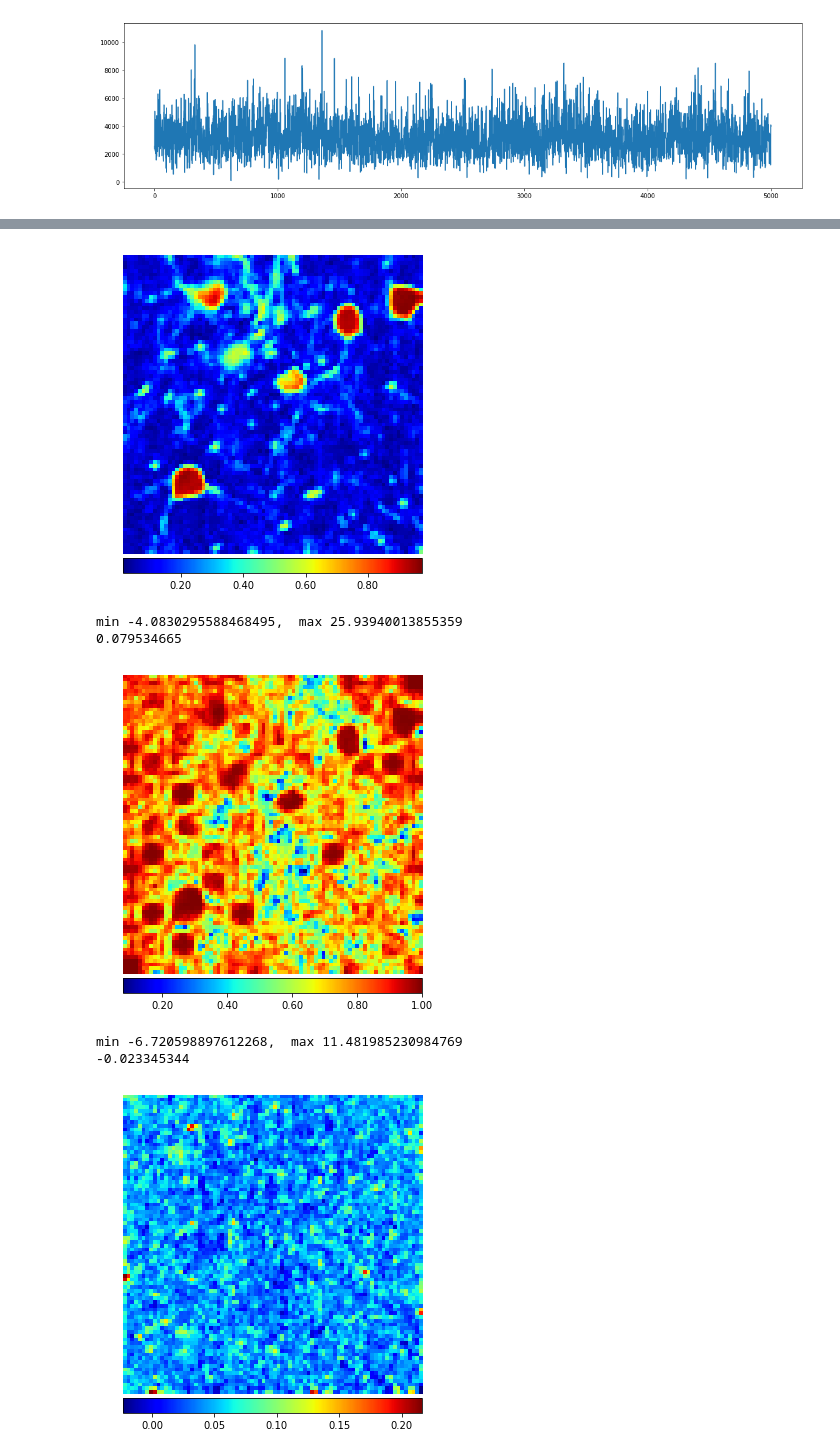
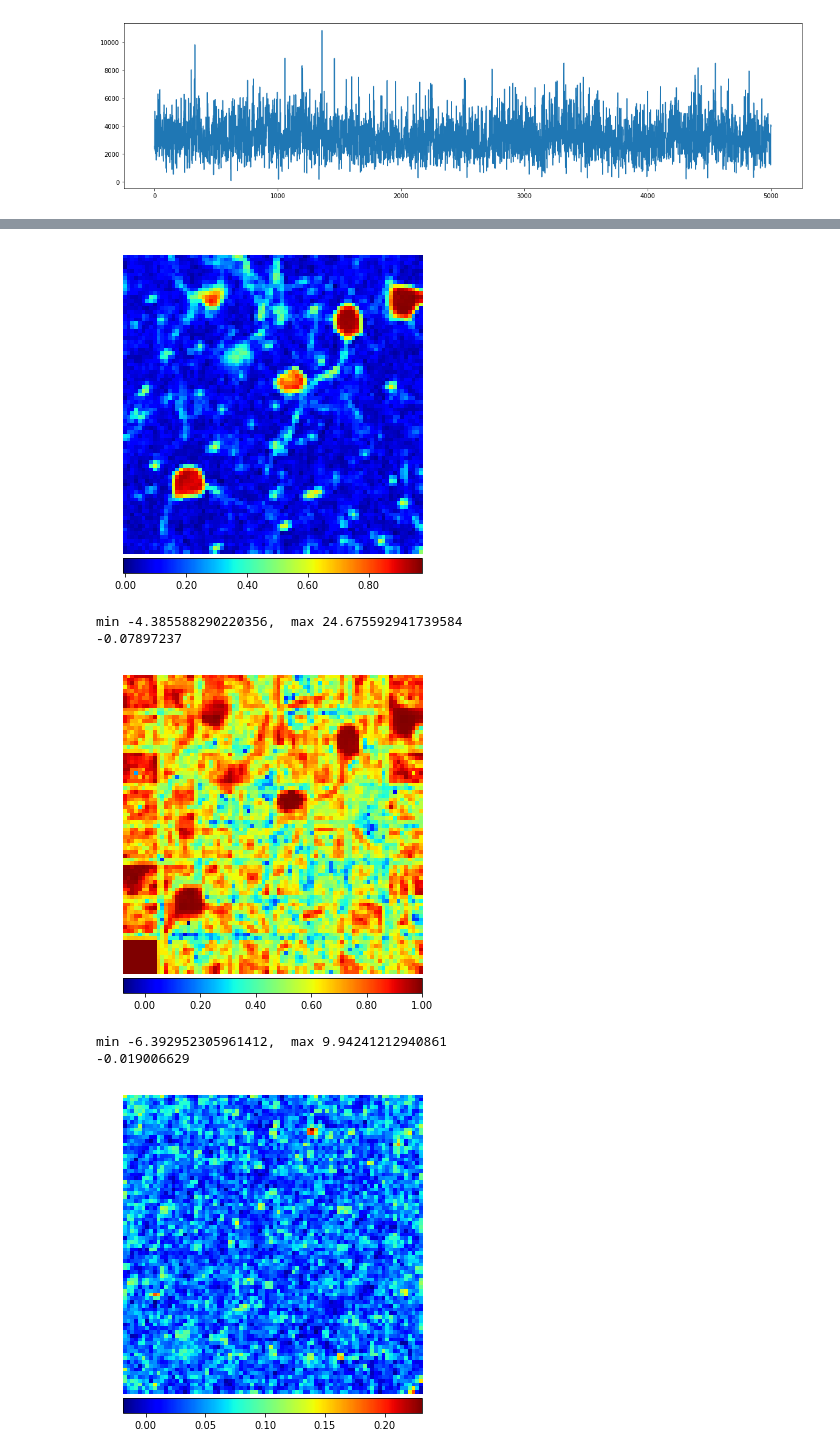
Before and after one commit to ekellbuch/cocaim, a Jupyter notebook: Baylor-3D_v0207.ipynb, the cells around one changed output, grey strips where cells are left out. Cells and saved outputs as stored; diff of their text form; code cells hidden in the pictures.

Commit message:
(1) added interleaving for 3D arrays (2) set preprocess_blockSVD default parameters for greedy Baylor 3D data

```diff
--- a/Baylor-3D_v0207.ipynb
+++ b/Baylor-3D_v0207.ipynb
@@ -94,6 +94,6 @@ W3, mean_px3, nl3= noise_norm(images_wf3)
 # %%
 if True:
-    k = 100 # pixel by pixel dims
+    k = 64 # pixel by pixel dims
     maxlag = 10#5
     confidence = 0.99
     min_rank = 1
@@ -119,5 +115,5 @@ if False: #debug code
 # %%
-Cn=cm.local_correlations(W3.reshape(dims,order='F'))
+Cn = cm.local_correlations(W1.reshape(dims,order='F'))
 # %%
 dim_block = np.asarray(list(map(np.shape,W_1)))
 cols, rows = dim_block.T[0],dim_block.T[1]
@@ -125,9 +121,9 @@ cols, rows = dim_block.T[0],dim_block.T[1]
 K = int(np.sqrt(len(dim_block)))
 row_array = np.insert(rows[::K+1],0,0).cumsum()
 col_array = np.insert(cols[::K+1],0,0).cumsum()
-x,y = np.meshgrid(row_array[:-1],col_array[:-1])
+x,y = np.meshgrid(row_array[:],col_array[:])
 
-if False:
+if True:
     plt.yticks(col_array)
     plt.xticks(row_array)
     plt.plot(y,x)
@@ -169,13 +167,32 @@ W_rs1,W_cs1,W_rcs1 =  extract_off(W1.reshape(dims,order='F'),r_offset,c_offset,r
 W_rs2,W_cs2,W_rcs2 =  extract_off(W2.reshape(dims,order='F'),r_offset,c_offset,row_cut,col_cut)
 W_rs3,W_cs3,W_rcs3 =  extract_off(W3.reshape(dims,order='F'),r_offset,c_offset,row_cut,col_cut)
 # %%
-def merged_voxel_denoiser(W_cs1,W_cs2,W_cs3):
+def interleave_3D(ps):
+    cc1 = np.concatenate(ps,axis=2)
+    cc = np.zeros(cc1.shape)
+    cc[:,:,0::3]=ps[0]
+    cc[:,:,1::3]=ps[1]
+    cc[:,:,2::3]=ps[2]
+    return cc
+
+def deinterleave_3D(cc):
+    ps=[]
+    ps.append(cc[:,:,0::3])
+    ps.append(cc[:,:,1::3])
+    ps.append(cc[:,:,2::3])
+    return ps
+
+def merged_voxel_denoiser(W_cs1,W_cs2,W_cs3,interleave=True):
     """
 
     """
     start=time.time()
     pool = multiprocessing.Pool()
-    args = [[np.concatenate(ps,axis=0)] for ii,ps in enumerate(zip(W_cs1,W_cs2,W_cs3))]
+    if interleave:
+        args = [[interleave_3D(ps)] for ii, ps in enumerate(zip(W_cs1,W_cs2,W_cs3))]
+    else:
+        args = [[np.concatenate(ps,axis=0)] for ii,ps in enumerate(zip(W_cs1,W_cs2,W_cs3))]
+
     c_outs = pool.starmap(pre_svd.svd_patch,args)
     pool.close()
     pool.join()
@@ -183,9 +200,12 @@ def merged_voxel_denoiser(W_cs1,W_cs2,W_cs3):
 
     Yds = [out_[0] for out_ in c_outs]
     vtids = [out_[1] for out_ in c_outs]
-    idx_=np.cumsum([np.shape(x)[1] for x in [W_cs1,W_cs2,W_cs3]])[:-1]
-    a = [np.split(x,idx_,axis=0) for x in Yds]
 
+    if interleave:
+        a = [deinterleave_3D(x) for x in Yds]
+    else:
+        idx_=np.cumsum([np.shape(x)[1] for x in [W_cs1,W_cs2,W_cs3]])[:-1]
+        a = [np.split(x,idx_,axis=0) for x in Yds]
     dW1_cs = [a_[0] for a_ in a]
     dW2_cs = [a_[1] for a_ in a]
     dW3_cs = [a_[2] for a_ in a]
@@ -267,8 +363,8 @@ np.savez('baylor_3D_dx4_.npz',W1_four=W1_four,W2_four=W2_four,W3_four=W3_four)
 # %%
 import matplotlib.pyplot as plt
 
-cn_see = [W3.reshape(dims,order='F'),W3_four,W3.reshape(dims,order='F')-W3_four]#[M,Yd_,M-Yd_]
-#cn_see = [W3.reshape(dims,order='F'),dW_3r,W3.reshape(dims,order='F')-dW_3r]#[M,Yd_,M-Yd_]
+#cn_see = [W1.reshape(dims,order='F'),W1_four,W1.reshape(dims,order='F')-W1_four]#[M,Yd_,M-Yd_]
+cn_see = [W3.reshape(dims,order='F'),dW_3r,W3.reshape(dims,order='F')-dW_3r]#[M,Yd_,M-Yd_]
 for array in cn_see:
     # LOCAL CORRELATION
     if not type(array)==cm.base.movies.movie:
@@ -297,10 +393,10 @@ min -4.798074722290039,  max 27.030746459960938
-[figure, old version]
+[figure, new version]
-min -4.0830295588468495,  max 25.93940013855359
-0.079534665
+min -4.385588290220356,  max 24.675592941739584
+-0.07897237
-[figure, old version]
+[figure, new version]
-min -6.720598897612268,  max 11.481985230984769
--0.023345344
+min -6.392952305961412,  max 9.94241212940861
+-0.019006629
-[figure, old version]
+[figure, new version]
 # %%
 M1 = cm.movie(np.asarray(W1.reshape(dims,order='F')).transpose([2,0,1]))#[:,30:60,30:60]
 M2 = cm.movie(np.asarray(W2.reshape(dims,order='F')).transpose([2,0,1]))#[:,30:60,30:60]
```
Also changed, not shown: parts of 18 cells of this notebook, 1 other file.
